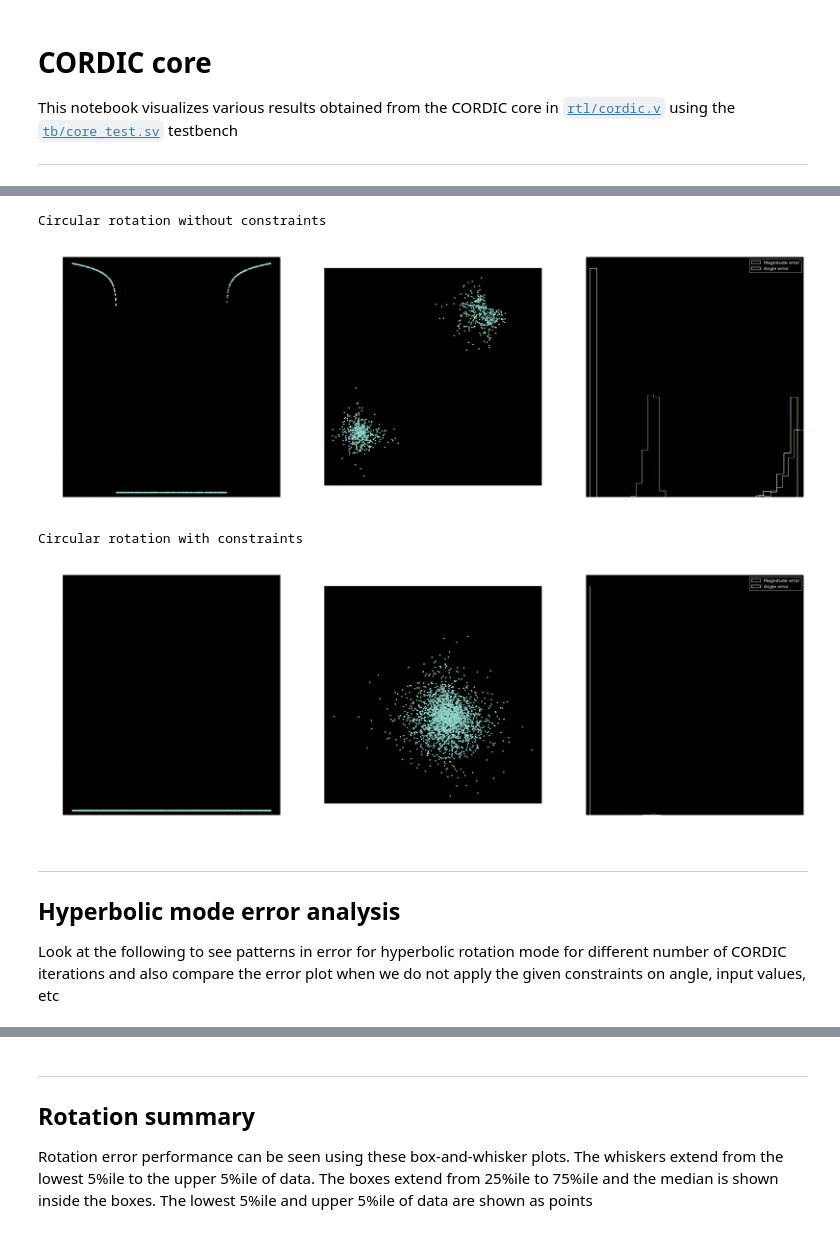
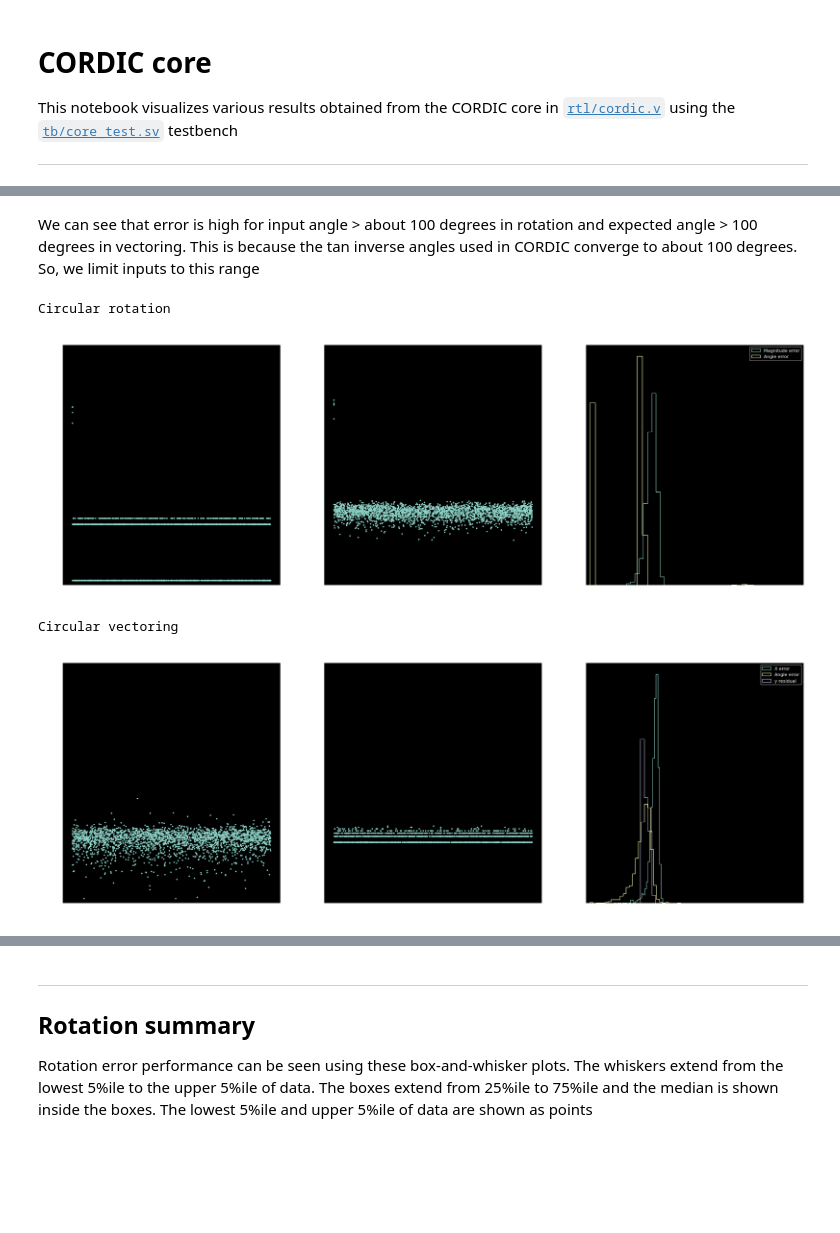
Before and after one commit to Ashwin-Rajesh/Cordic_accelerator, a Jupyter notebook: docs/cordic_circular.ipynb, the cells around one changed output, grey strips where cells are left out. Saved outputs shown, nothing was run; the diff lists cells and outputs as text; code cells hidden in the pictures; blank space fills up the shorter version.

Commit message:
Used new log files

```diff
--- a/docs/cordic_circular.ipynb
+++ b/docs/cordic_circular.ipynb
@@ -68,18 +85,14 @@ for i in (10, 15, 20, 25, 30):
+# %% [markdown]
+We can see that error is high for input angle > about 100 degrees in rotation and expected angle > 100 degrees in vectoring. This is because the tan inverse angles used in CORDIC converge to about 100 degrees. So, we limit inputs to this range
 # %%
-# View inputs for full (including inputs that will lead to out of bounds outputs)
-print("Circular rotation without constraints")
-vis_rot_error_file("data/circ_rot/cr_30_off_off_x2500_full.txt")
+# View inputs for constrained inputs
+print("Circular rotation")
+vis_rot_error_file("data/circ_rot/30_nny_x2500.txt")
 
-print("Circular rotation with constraints")
-vis_rot_error_file("data/circ_rot/cr_30_off_off_x2500.txt")
+print("Circular vectoring")
+vis_vect_error_file("data/circ_vect/30_nny_x2500.txt")
 # %% [output]
-Circular rotation without constraints
+Circular rotation
-[figure, old version]
+[figure, new version]
-Circular rotation with constraints
+Circular vectoring
-[figure, old version]
+[figure, new version]
-# %% [markdown]
----
-
-## Hyperbolic mode error analysis
-
-Look at the following to see patterns in error for hyperbolic rotation mode for different number of CORDIC iterations and also compare the error plot when we do not apply the given constraints on angle, input values, etc
```
Also changed, not shown: parts of 17 cells of this notebook.
